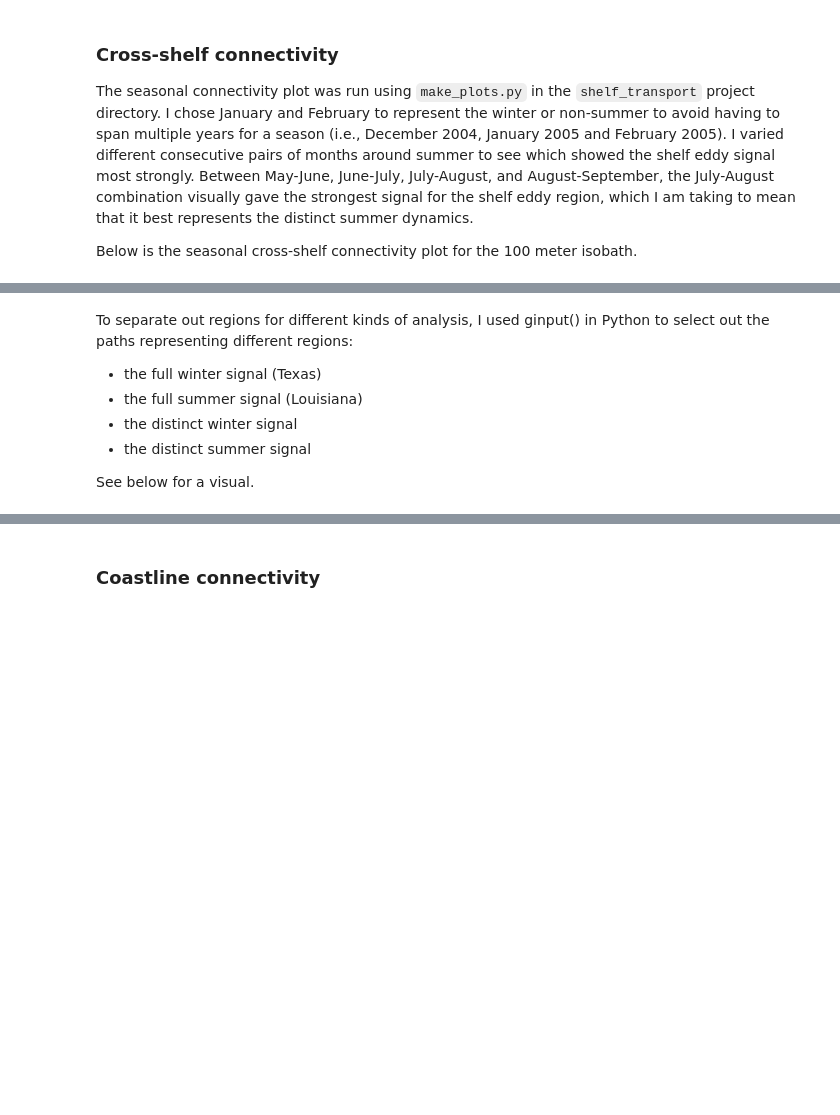
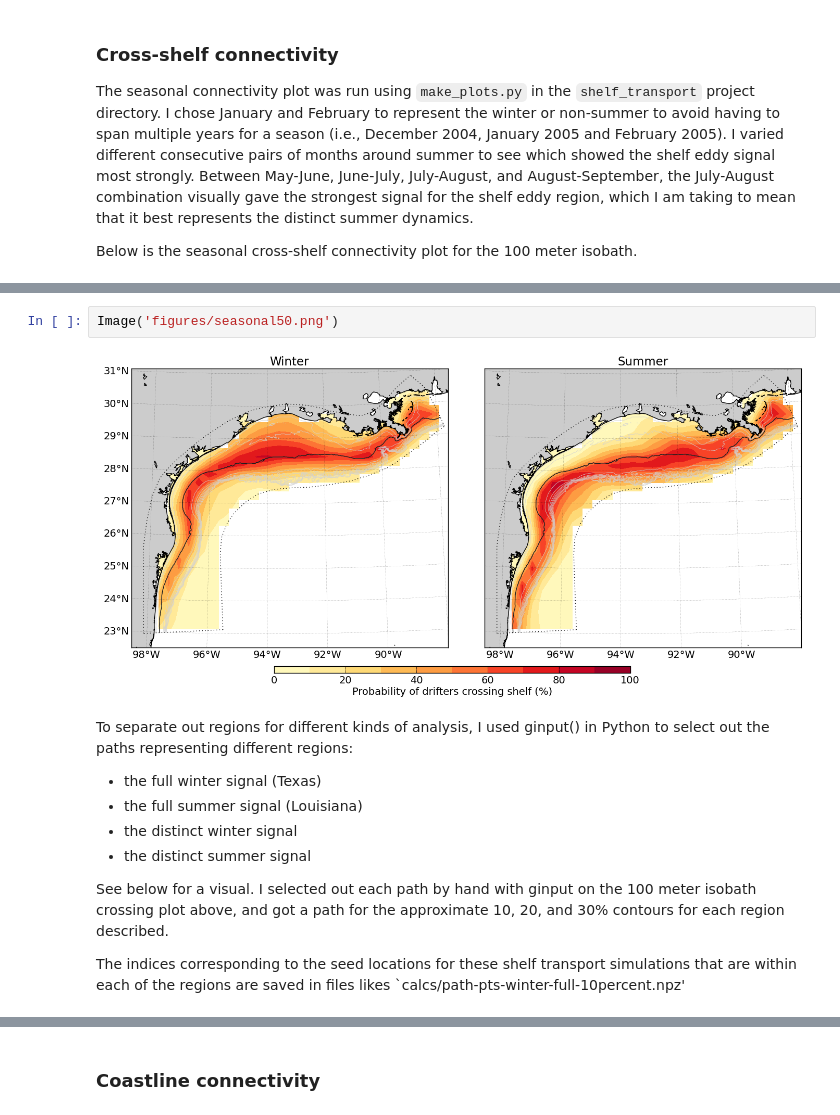
Before and after one commit to kthyng/shelf_transport, a Jupyter notebook: notebooks/Shelf transport and eddies.ipynb, the cells around one changed output, grey strips where cells are left out. Drawn from its saved outputs; the diff is of its cells as text; blank space fills up the shorter version.

```diff
--- a/notebooks/Shelf transport and eddies.ipynb
+++ b/notebooks/Shelf transport and eddies.ipynb
@@ -21,5 +29,9 @@ Image('seasonal100.jpg')
 # %% [output]
 [figure]
+# %%
+Image('figures/seasonal50.png')
+# %% [output]
+[figure, added]
 # %% [markdown]
 To separate out regions for different kinds of analysis, I used ginput() in Python to select out the paths representing different regions:
 
@@ -28,4 +40,6 @@ To separate out regions for different kinds of analysis, I used ginput() in Pyth
 * the distinct winter signal
 * the distinct summer signal
 
-See below for a visual.
+See below for a visual. I selected out each path by hand with ginput on the 100 meter isobath crossing plot above, and got a path for the approximate 10, 20, and 30% contours for each region described.
+
+The indices corresponding to the seed locations for these shelf transport simulations that are within each of the regions are saved in files likes `calcs/path-pts-winter-full-10percent.npz'
```
Also changed, not shown: parts of 8 cells of this notebook.
